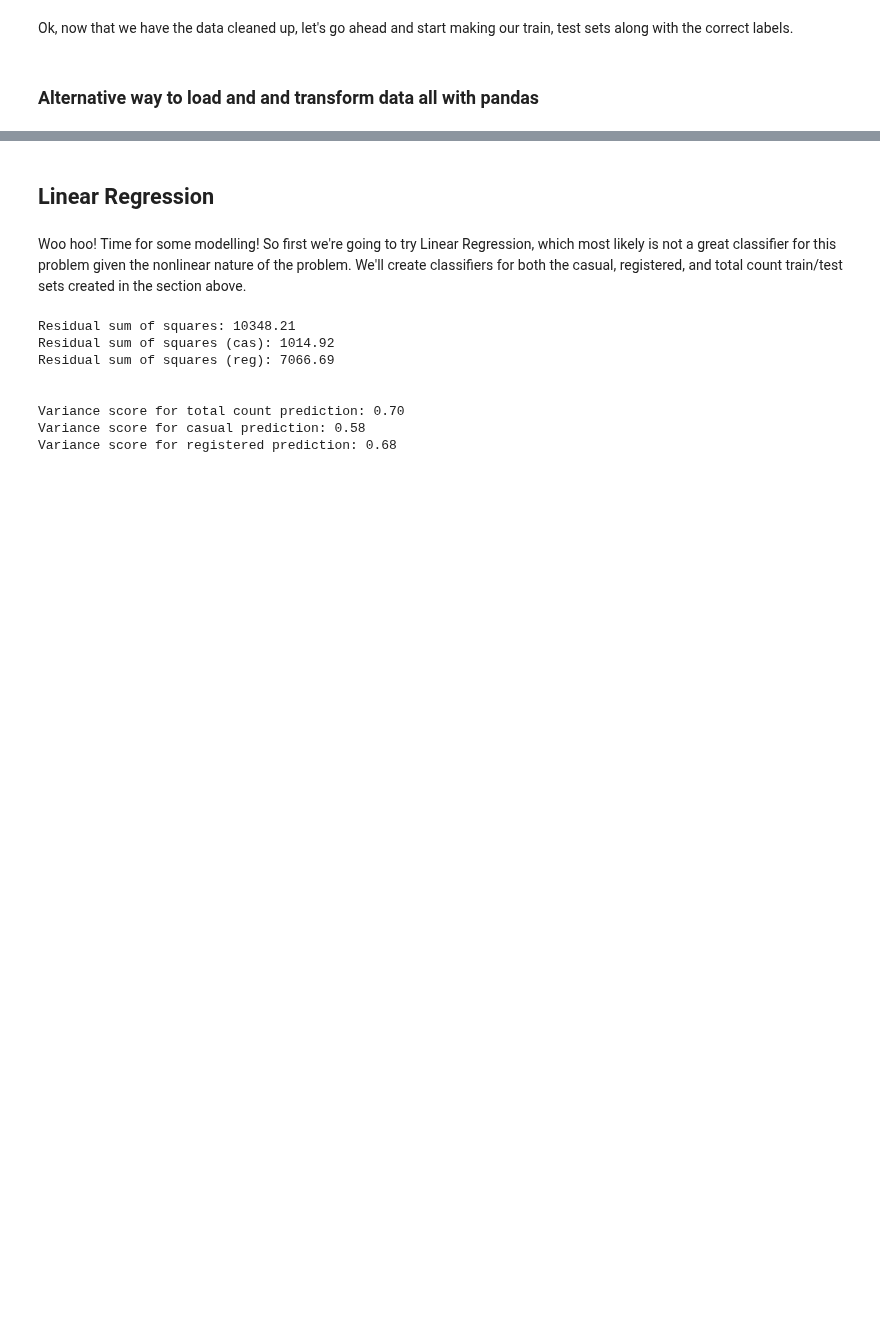
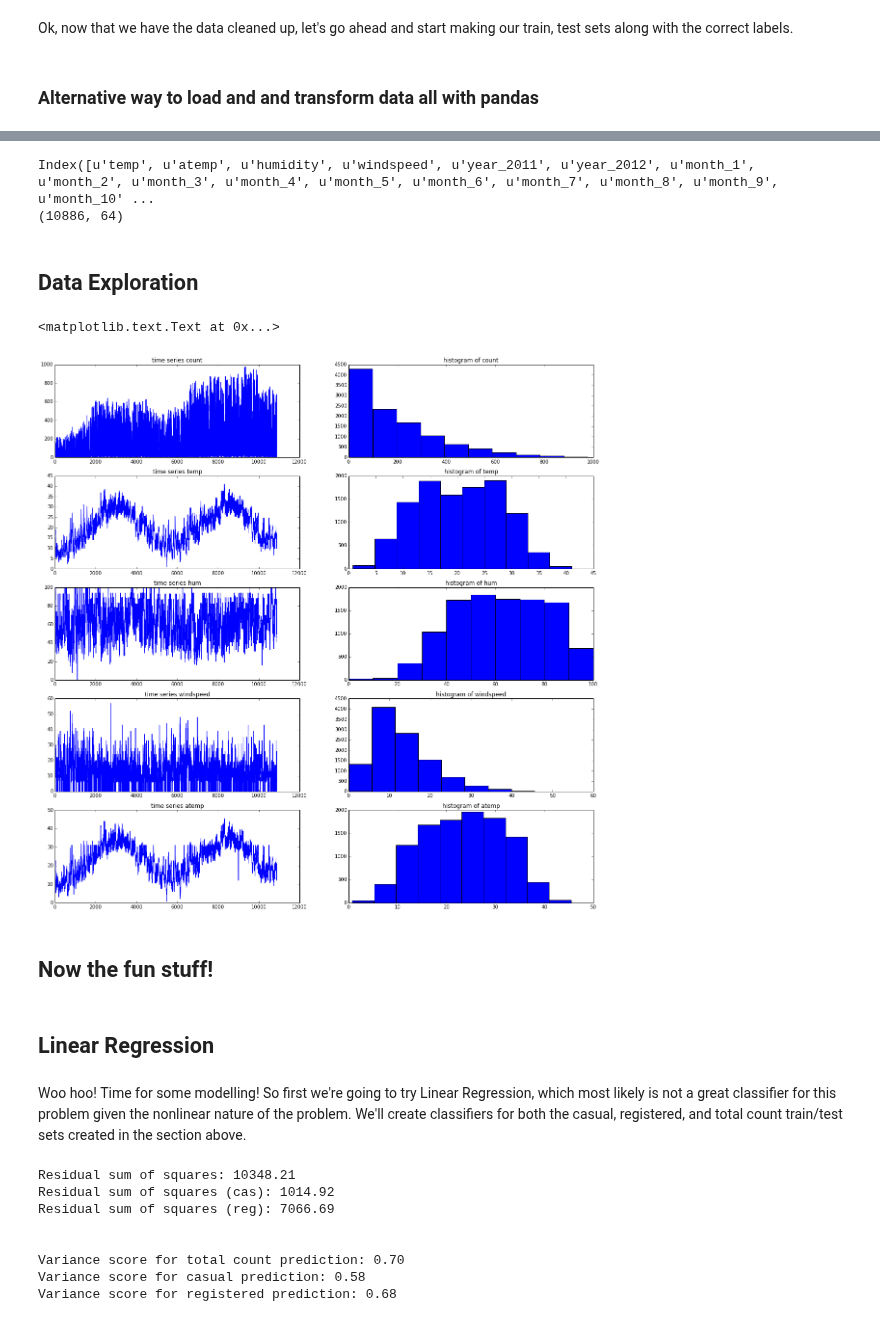
Before and after one commit to elizabethpeters/MIDS_girlpower, a Jupyter notebook: FinalProject.ipynb, the cells around one changed output, grey strips where cells are left out. Saved outputs shown, nothing was run; the diff lists cells and outputs as text; code cells hidden in the pictures; blank space fills up the shorter version.

Commit message:
in addition to adding pandas loading and clensing, added the beginnings of data exploration

```diff
--- a/FinalProject.ipynb
+++ b/FinalProject.ipynb
@@ -252,0 +221,78 @@ pd_data.head()
+# %%
+#--------------TRANSFORMING---------------#
+#dates
+pd_data=dateTransform(pd_data, 'datetime')
+pd_dev=dateTransform(pd_dev, 'datetime')
+
+#dummy-ing
+cat_cols = ['year', 'month', 'day', 'hours','season','holiday','workingday','weather']
+pd_data = dummyAlt(pd_data, cat_cols)
+pd_dev =  dummyAlt(pd_dev, cat_cols)
+
+#popping off the old variables
+for c in cat_cols:
+    pd_data.pop(c)
+    pd_dev.pop(c)
+
+#type setting
+# Set the dtype as "float" and "int" for the remaining columns
+pd_data[['temp','atemp','humidity','windspeed']] = pd_data[['temp','atemp','humidity','windspeed']].astype(float)
+pd_dev[['temp','atemp','humidity','windspeed']] = pd_dev[['temp','atemp','humidity','windspeed']].astype(float)
+
+pd_data[['casual','registered','count']] = pd_data[['casual','registered','count']].astype(int)
+
+#rearranging
+# Move the casual, registered, and count columns to the last spots in the data dataframe
+labels = pd_data[['casual','registered','count']]
+pd_data = pd_data.drop(['casual','registered','count'], 1)
+pd_data = pd_data.join(labels)
+
+print pd_data.columns
+print pd_data.shape
+# %% [output]
+Index([u'temp', u'atemp', u'humidity', u'windspeed', u'year_2011', u'year_2012', u'month_1', u'month_2', u'month_3', u'month_4', u'month_5', u'month_6', u'month_7', u'month_8', u'month_9', u'month_10' ...
+(10886, 64)
+# %% [markdown]
+## Data Exploration
+# %%
+#plotting things
+fig = plt.figure(figsize=(20,20))
+
+ax1=fig.add_subplot(5,2,1)
+ax2=fig.add_subplot(5,2,2)
+ax3=fig.add_subplot(5,2,3)
+ax4=fig.add_subplot(5,2,4)
+ax5=fig.add_subplot(5,2,5)
+ax6=fig.add_subplot(5,2,6)
+ax7=fig.add_subplot(5,2,7)
+ax8=fig.add_subplot(5,2,8)
+ax9=fig.add_subplot(5,2,9)
+ax10=fig.add_subplot(5,2,10)
+
+ax1.plot(pd_data['count'])
+ax1.set_title('time series count')
+ax2.hist(pd_data['count'])
+ax2.set_title('histogram of count')
+
+ax3.plot(pd_data['temp'])
+ax3.set_title('time series temp')
+ax4.hist(pd_data['temp'])
+ax4.set_title('histogram of temp')
+
+ax5.plot(pd_data['humidity'])
+ax5.set_title('time series hum')
+ax6.hist(pd_data['humidity'])
+ax6.set_title('histogram of hum')
+
+ax7.plot(pd_data['windspeed'])
+ax7.set_title('time series windspeed')
+ax8.hist(pd_data['windspeed'])
+ax8.set_title('histogram of windspeed')
+
+ax9.plot(pd_data['atemp'])
+ax9.set_title('time series atemp')
+ax10.hist(pd_data['atemp'])
+ax10.set_title('histogram of atemp')
+# %% [output]
+<matplotlib.text.Text at 0x...>
+[figure, added]
@@ -253,3 +301,5 @@ pd_data.head()
+# %% [markdown]
+## Now the fun stuff!
 # %%
 # First, we separate the count label column from the predictor columns, dropping registered and casual columns as predictors
 count = pd_data['count']
```
Also changed, not shown: parts of 4 cells of this notebook.
